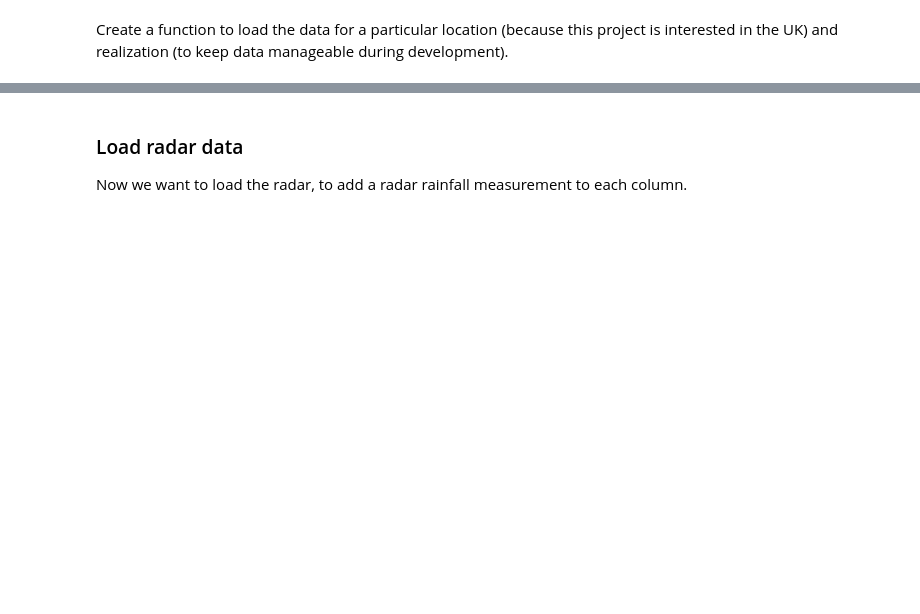
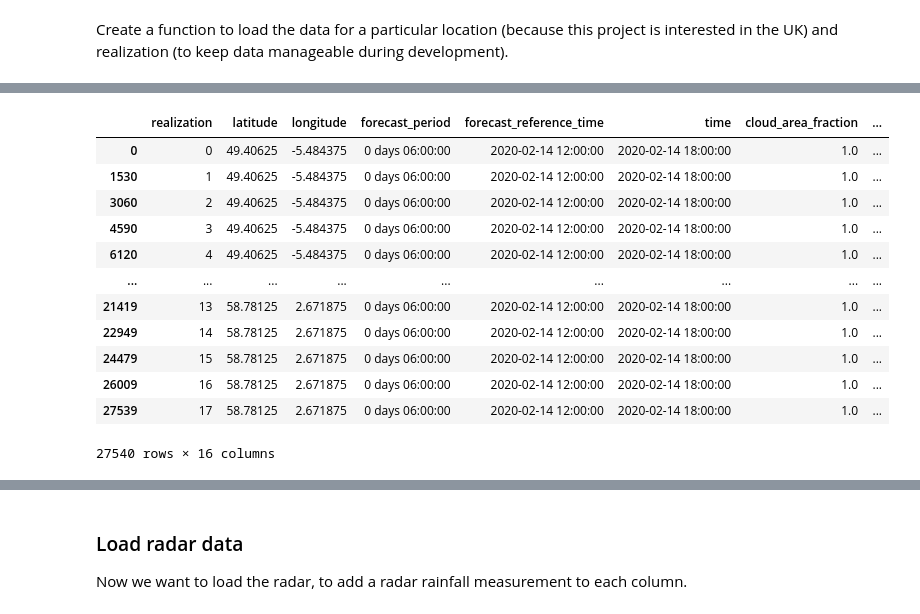
Before and after one commit to informatics-lab/precip_rediagnosis, a Jupyter notebook: data_prep/transform_and_preprocess_spice.ipynb, the cells around one changed output, grey strips where cells are left out. Saved outputs shown, nothing was run; the diff lists cells and outputs as text; code cells hidden in the pictures; blank space fills up the shorter version.

```diff
--- a/data_prep/transform_and_preprocess_spice.ipynb
+++ b/data_prep/transform_and_preprocess_spice.ipynb
@@ -230,0 +258,3 @@ hl_df_multirow
+# %%
+def calc_ensemble_fractions(model_df, lower_bound, upper_bound):
+    return ((model_df >= lower_bound) & (model_df < upper_bound)).sum() / model_df.shape[0]
@@ -230,0 +270,15 @@ hl_df_multirow
+# %%
+intensity_band_template = '{source}_fraction_in_band_instant_{band_centre}'
+# %%
+ensemble_fractions = [
+    single_level_df.groupby(['latitude', 'longitude', 'time'])[
+        ['rainfall_rate']].apply(
+        lambda x: calc_ensemble_fractions(x, lower_bound,
+                                         upper_bound)).rename(
+        columns={'rainfall_rate': intensity_band_template.format(
+            source='mogrepsg', band_centre=intensity_band)})
+    for intensity_band, [lower_bound, upper_bound] in
+    rainfall_thresholds.items()]
+# %%
+ensemble_fractions_df = pandas.concat(ensemble_fractions, axis=1)
+ensemble_fractions_df
@@ -230,0 +300,20 @@ hl_df_multirow
+# %%
+single_level_df = pandas.merge(single_level_df,
+                               ensemble_fractions_df,
+                     left_on=['latitude', 'longitude', 'time'],
+                     right_index=True)
+single_level_df
+# %% [output]
+|  | realization | latitude | longitude | forecast_period | forecast_reference_time | time | cloud_area_fraction | ... |
+| 0 | 0 | 49.40625 | -5.484375 | 0 days 06:00:00 | 2020-02-14 12:00:00 | 2020-02-14 18:00:00 | 1.0 | ... |
+| 1530 | 1 | 49.40625 | -5.484375 | 0 days 06:00:00 | 2020-02-14 12:00:00 | 2020-02-14 18:00:00 | 1.0 | ... |
+| 3060 | 2 | 49.40625 | -5.484375 | 0 days 06:00:00 | 2020-02-14 12:00:00 | 2020-02-14 18:00:00 | 1.0 | ... |
+| 4590 | 3 | 49.40625 | -5.484375 | 0 days 06:00:00 | 2020-02-14 12:00:00 | 2020-02-14 18:00:00 | 1.0 | ... |
+| 6120 | 4 | 49.40625 | -5.484375 | 0 days 06:00:00 | 2020-02-14 12:00:00 | 2020-02-14 18:00:00 | 1.0 | ... |
+| ... | ... | ... | ... | ... | ... | ... | ... | ... |
+| 21419 | 13 | 58.78125 | 2.671875 | 0 days 06:00:00 | 2020-02-14 12:00:00 | 2020-02-14 18:00:00 | 1.0 | ... |
+| 22949 | 14 | 58.78125 | 2.671875 | 0 days 06:00:00 | 2020-02-14 12:00:00 | 2020-02-14 18:00:00 | 1.0 | ... |
+| 24479 | 15 | 58.78125 | 2.671875 | 0 days 06:00:00 | 2020-02-14 12:00:00 | 2020-02-14 18:00:00 | 1.0 | ... |
+| 26009 | 16 | 58.78125 | 2.671875 | 0 days 06:00:00 | 2020-02-14 12:00:00 | 2020-02-14 18:00:00 | 1.0 | ... |
+| 27539 | 17 | 58.78125 | 2.671875 | 0 days 06:00:00 | 2020-02-14 12:00:00 | 2020-02-14 18:00:00 | 1.0 | ... |
+27540 rows × 16 columns
```
Also changed, not shown: parts of 99 cells of this notebook.
